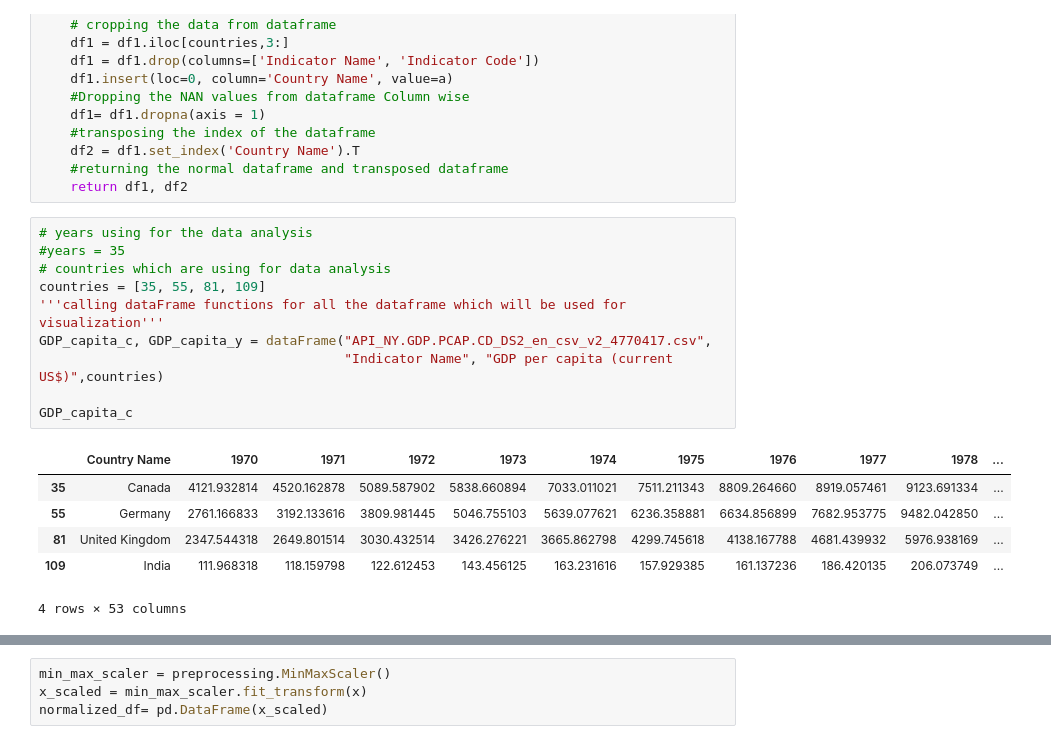
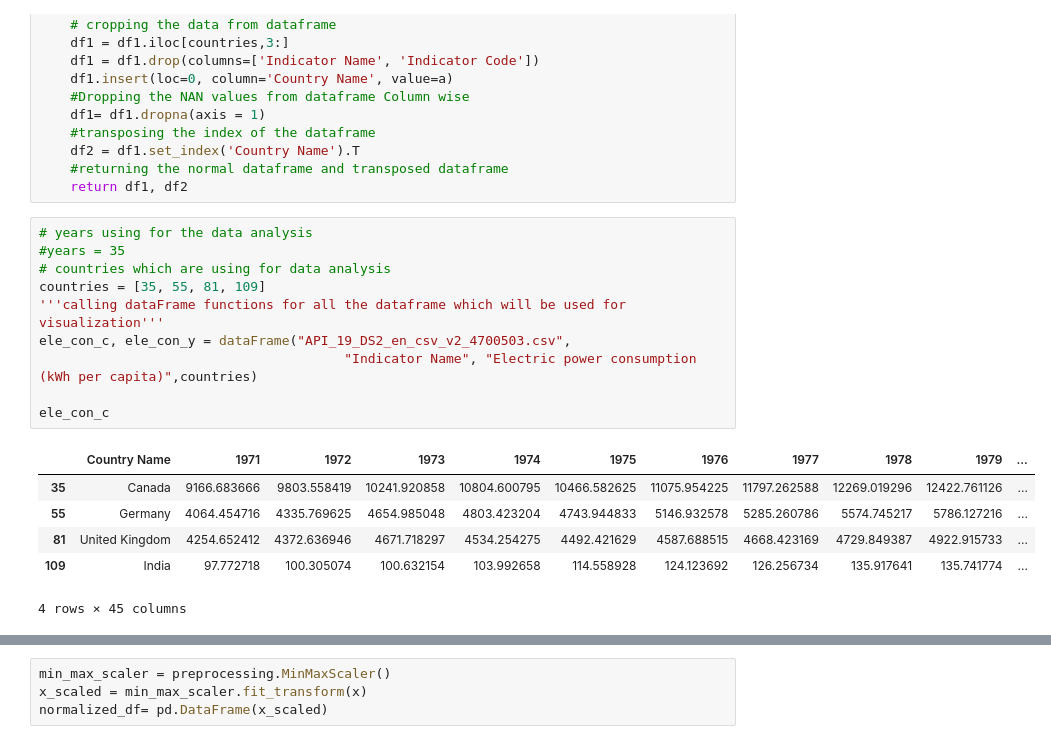
Before and after one commit to puneethegde72/Cluster-and-Fitting, a Jupyter notebook: Cluster and Fitting .ipynb, the cells around one changed output, grey strips where cells are left out. Drawn from its saved outputs; the diff is of its cells as text.

```diff
--- a/Cluster and Fitting .ipynb
+++ b/Cluster and Fitting .ipynb
@@ -34,19 +34,19 @@ def dataFrame(file_name, col, value1,countries):
 # %%
 # years using for the data analysis
 #years = 35
 # countries which are using for data analysis
 countries = [35, 55, 81, 109]
 '''calling dataFrame functions for all the dataframe which will be used for visualization'''
-GDP_capita_c, GDP_capita_y = dataFrame("API_NY.GDP.PCAP.CD_DS2_en_csv_v2_4770417.csv",
-                                       "Indicator Name", "GDP per capita (current US$)",countries)
+ele_con_c, ele_con_y = dataFrame("API_19_DS2_en_csv_v2_4700503.csv",
+                                       "Indicator Name", "Electric power consumption (kWh per capita)",countries)
 
-GDP_capita_c
+ele_con_c
 # %% [output]
-|  | Country Name | 1970 | 1971 | 1972 | 1973 | 1974 | 1975 | 1976 | 1977 | 1978 | ... |
-| 35 | Canada | 4121.932814 | 4520.162878 | 5089.587902 | 5838.660894 | 7033.011021 | 7511.211343 | 8809.264660 | 8919.057461 | 9123.691334 | ... |
-| 55 | Germany | 2761.166833 | 3192.133616 | 3809.981445 | 5046.755103 | 5639.077621 | 6236.358881 | 6634.856899 | 7682.953775 | 9482.042850 | ... |
-| 81 | United Kingdom | 2347.544318 | 2649.801514 | 3030.432514 | 3426.276221 | 3665.862798 | 4299.745618 | 4138.167788 | 4681.439932 | 5976.938169 | ... |
-| 109 | India | 111.968318 | 118.159798 | 122.612453 | 143.456125 | 163.231616 | 157.929385 | 161.137236 | 186.420135 | 206.073749 | ... |
+|  | Country Name | 1971 | 1972 | 1973 | 1974 | 1975 | 1976 | 1977 | 1978 | 1979 | ... |
+| 35 | Canada | 9166.683666 | 9803.558419 | 10241.920858 | 10804.600795 | 10466.582625 | 11075.954225 | 11797.262588 | 12269.019296 | 12422.761126 | ... |
+| 55 | Germany | 4064.454716 | 4335.769625 | 4654.985048 | 4803.423204 | 4743.944833 | 5146.932578 | 5285.260786 | 5574.745217 | 5786.127216 | ... |
+| 81 | United Kingdom | 4254.652412 | 4372.636946 | 4671.718297 | 4534.254275 | 4492.421629 | 4587.688515 | 4668.423169 | 4729.849387 | 4922.915733 | ... |
+| 109 | India | 97.772718 | 100.305074 | 100.632154 | 103.992658 | 114.558928 | 124.123692 | 126.256734 | 135.917641 | 135.741774 | ... |
-4 rows × 53 columns
+4 rows × 45 columns
 # %%
 
```
Also changed, not shown: parts of 24 cells of this notebook.
